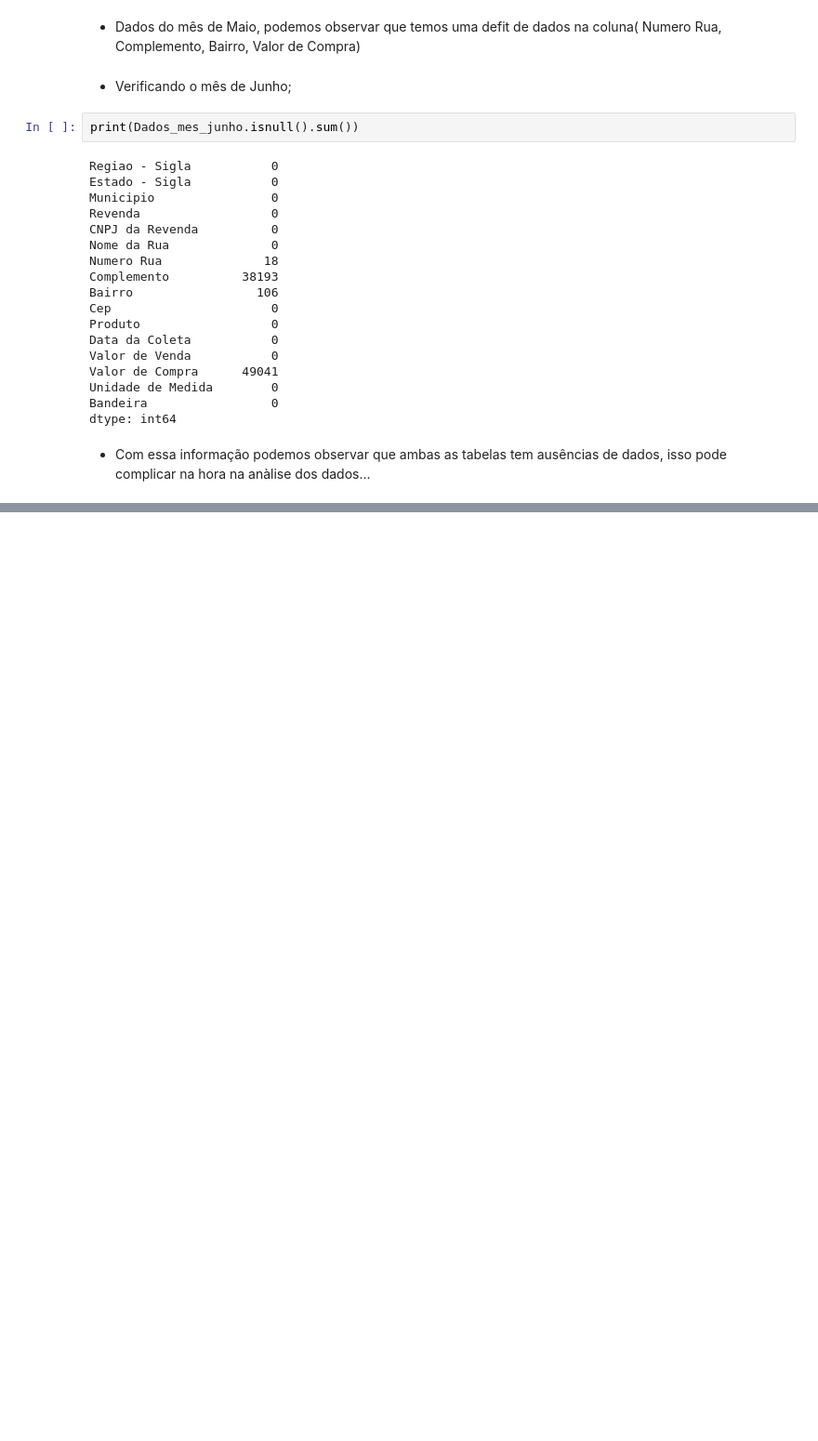
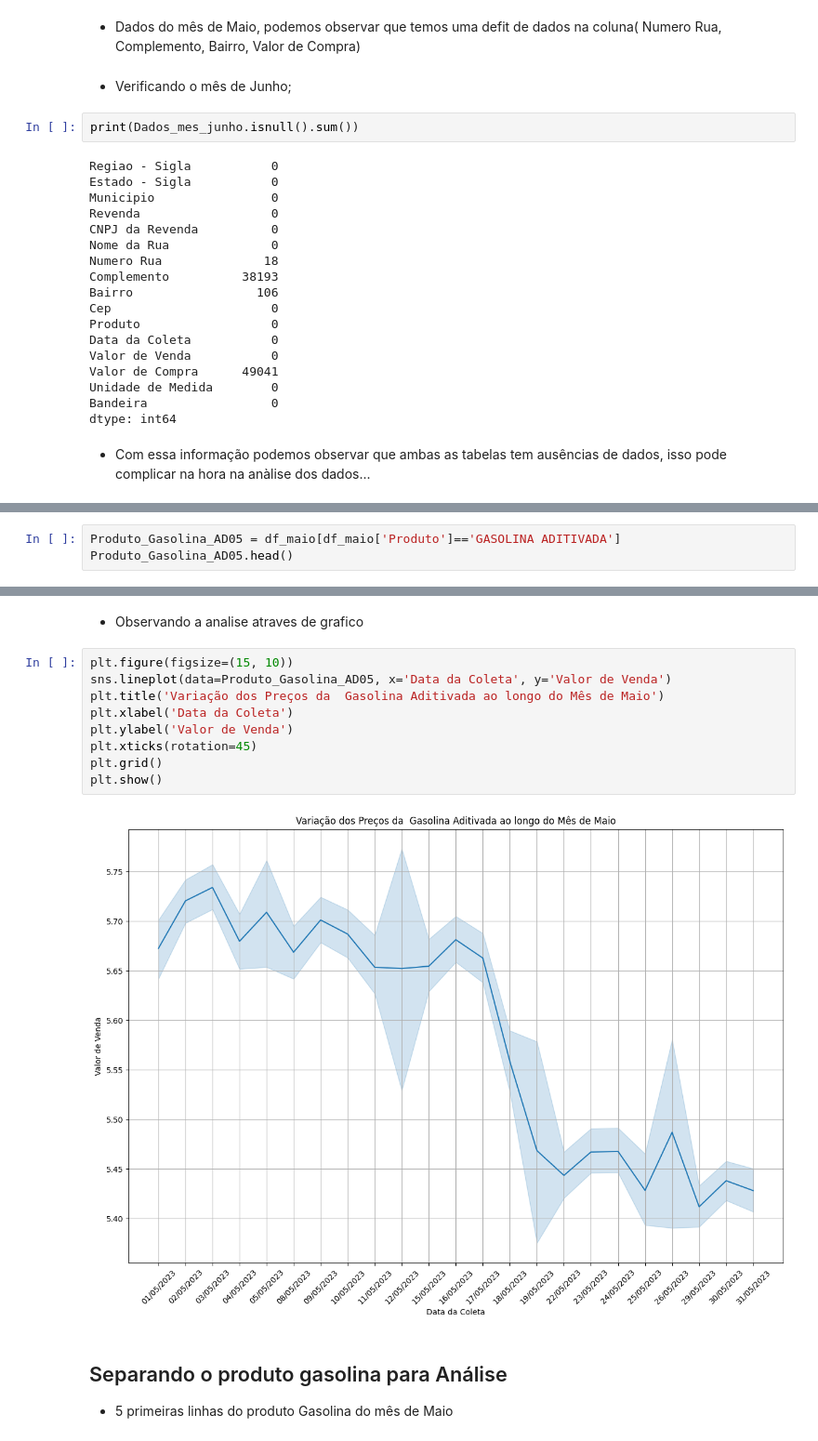
Before and after one commit to luisgoni/Trabalho-_Grupo_teste._Mod4, a Jupyter notebook: Trabalho_em_grupo_Mod4_Resília_Dados.ipynb, the cells around one changed output, grey strips where cells are left out. Shown at 93% size. Cells and saved outputs as stored; diff of their text form; blank space fills up the shorter version.

```diff
--- a/Trabalho_em_grupo_Mod4_Resília_Dados.ipynb
+++ b/Trabalho_em_grupo_Mod4_Resília_Dados.ipynb
@@ -223,0 +219,3 @@ NameError: ignored
+# %%
+Produto_Gasolina_AD05 = df_maio[df_maio['Produto']=='GASOLINA ADITIVADA']
+Produto_Gasolina_AD05.head()
@@ -223,0 +253,16 @@ NameError: ignored
+# %% [markdown]
+- Observando a analise atraves de grafico
+# %%
+plt.figure(figsize=(15, 10))
+sns.lineplot(data=Produto_Gasolina_AD05, x='Data da Coleta', y='Valor de Venda')
+plt.title('Variação dos Preços da  Gasolina Aditivada ao longo do Mês de Maio')
+plt.xlabel('Data da Coleta')
+plt.ylabel('Valor de Venda')
+plt.xticks(rotation=45)
+plt.grid()
+plt.show()
+# %% [output]
+[figure, added]
+# %% [markdown]
+## Separando o produto gasolina para Análise
+- 5 primeiras linhas do produto Gasolina do mês de Maio
```
Also changed, not shown: parts of 46 cells of this notebook.
